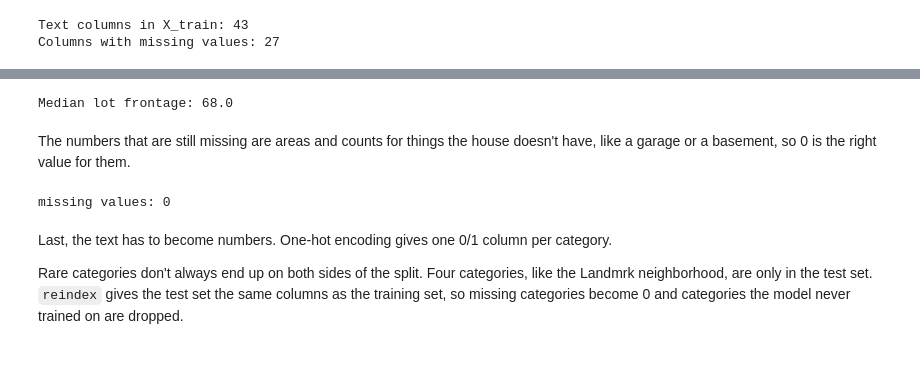
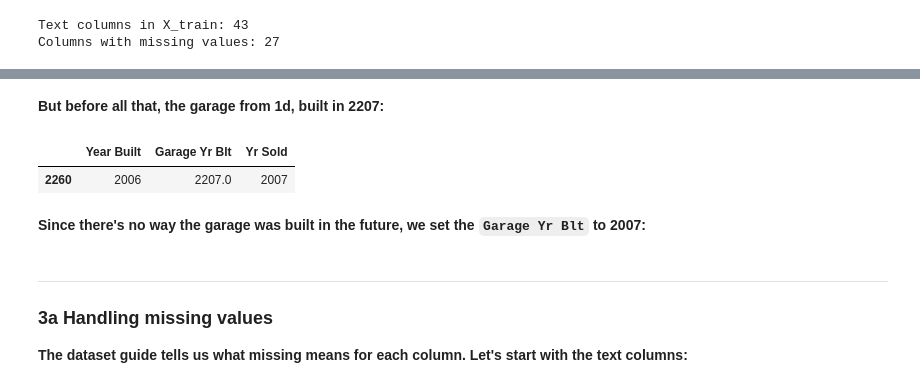
Before and after one commit to J-0-S-E/IE500618-Assignment1, a Jupyter notebook: housing_price_prediction.ipynb, the cells around one changed output, grey strips where cells are left out. Drawn from its saved outputs; the diff is of its cells as text; code cells hidden in the pictures; blank space fills up the shorter version.

```diff
--- a/housing_price_prediction.ipynb
+++ b/housing_price_prediction.ipynb
@@ -340,10 +320,0 @@ We only drop columns here that don't say anything about the houses at all. `Orde
-# %%
-
-X_train = X_train.copy()
-X_test = X_test.copy()
-
-# Order and PID are just labels
-X_train = X_train.drop(columns=["Order", "PID"])
-X_test = X_test.drop(columns=["Order", "PID"])
-
-print("Columns left:", X_train.shape[1])
@@ -384,25 +321,9 @@ dtype: int64
-# %%
-lot_frontage_median = X_train["Lot Frontage"].median()
-
-X_train["Lot Frontage"] = X_train["Lot Frontage"].fillna(lot_frontage_median)
-X_test["Lot Frontage"] = X_test["Lot Frontage"].fillna(lot_frontage_median)
-
-print("Median lot frontage:", lot_frontage_median)
-# %% [output]
-Median lot frontage: 68.0
-# %% [markdown]
-The numbers that are still missing are areas and counts for things the house doesn't have, like a garage or a basement, so 0 is the right value for them.
-# %%
-num_cols = X_train.select_dtypes(include="number").columns
-
-X_train[num_cols] = X_train[num_cols].fillna(0)
-X_test[num_cols] = X_test[num_cols].fillna(0)
-
-missing = X_train.isna().sum()
-print("missing values:", len(missing[missing > 0]))
-# %% [output]
-missing values: 0
-# %% [markdown]
-Last, the text has to become numbers. One-hot encoding gives one 0/1 column per category.
-
-Rare categories don't always end up on both sides of the split. Four categories, like the Landmrk neighborhood, are only in the test set. `reindex` gives the test set the same columns as the training set, so missing categories become 0 and categories the model never trained on are dropped.
+# %% [markdown]
+**But before all that, the garage from 1d, built in 2207:**
+# %%
+X_train[X_train["Garage Yr Blt"] > 2010][["Year Built", "Garage Yr Blt", "Yr Sold"]] # garages from the future
+# %% [output]
+|  | Year Built | Garage Yr Blt | Yr Sold |
+| 2260 | 2006 | 2207.0 | 2007 |
+# %% [markdown]
+**Since there's no way the garage was built in the future, we set the `Garage Yr Blt` to 2007:**
@@ -408,0 +333,5 @@ Rare categories don't always end up on both sides of the split. Four categories,
+# %% [markdown]
+---
+### 3a Handling missing values
+
+**The dataset guide tells us what missing means for each column. Let's start with the text columns:**
```
Also changed, not shown: parts of 30 cells of this notebook.
